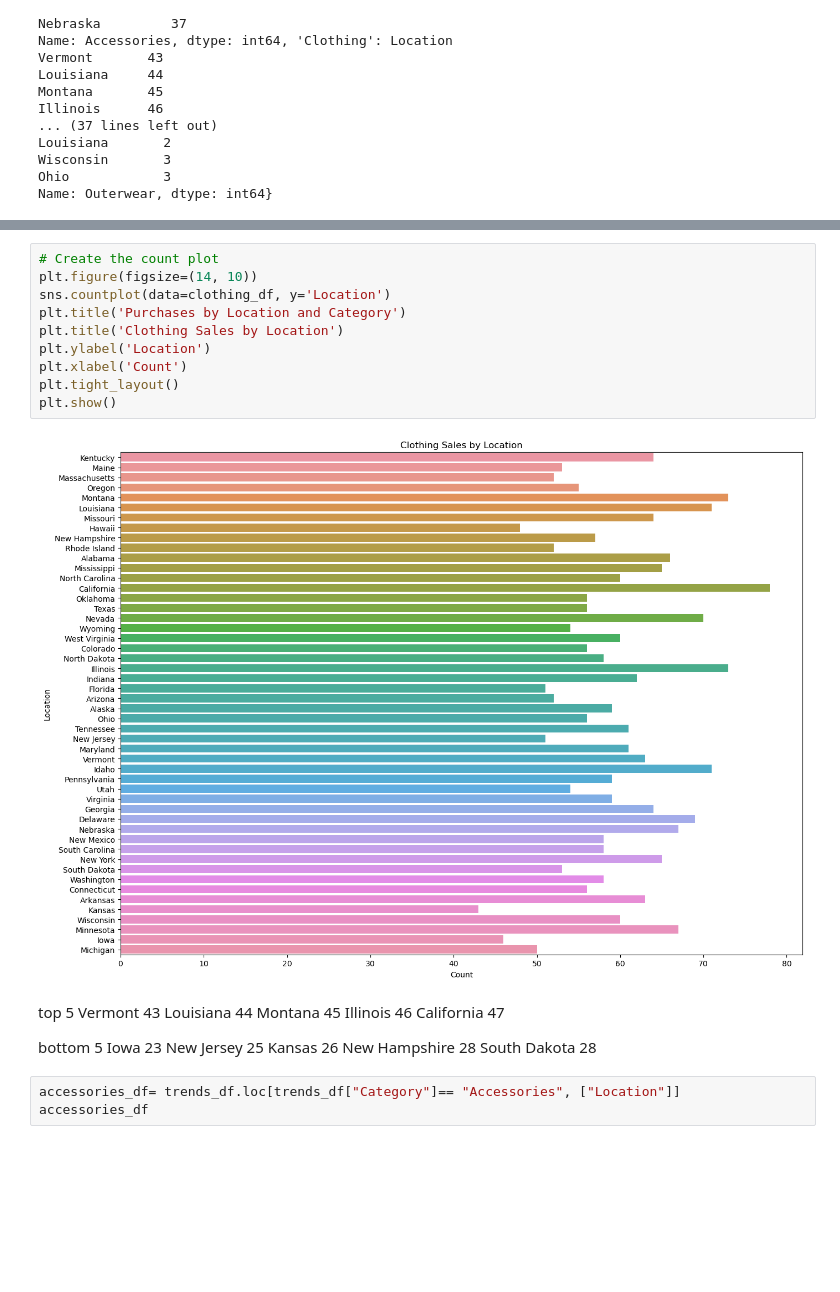
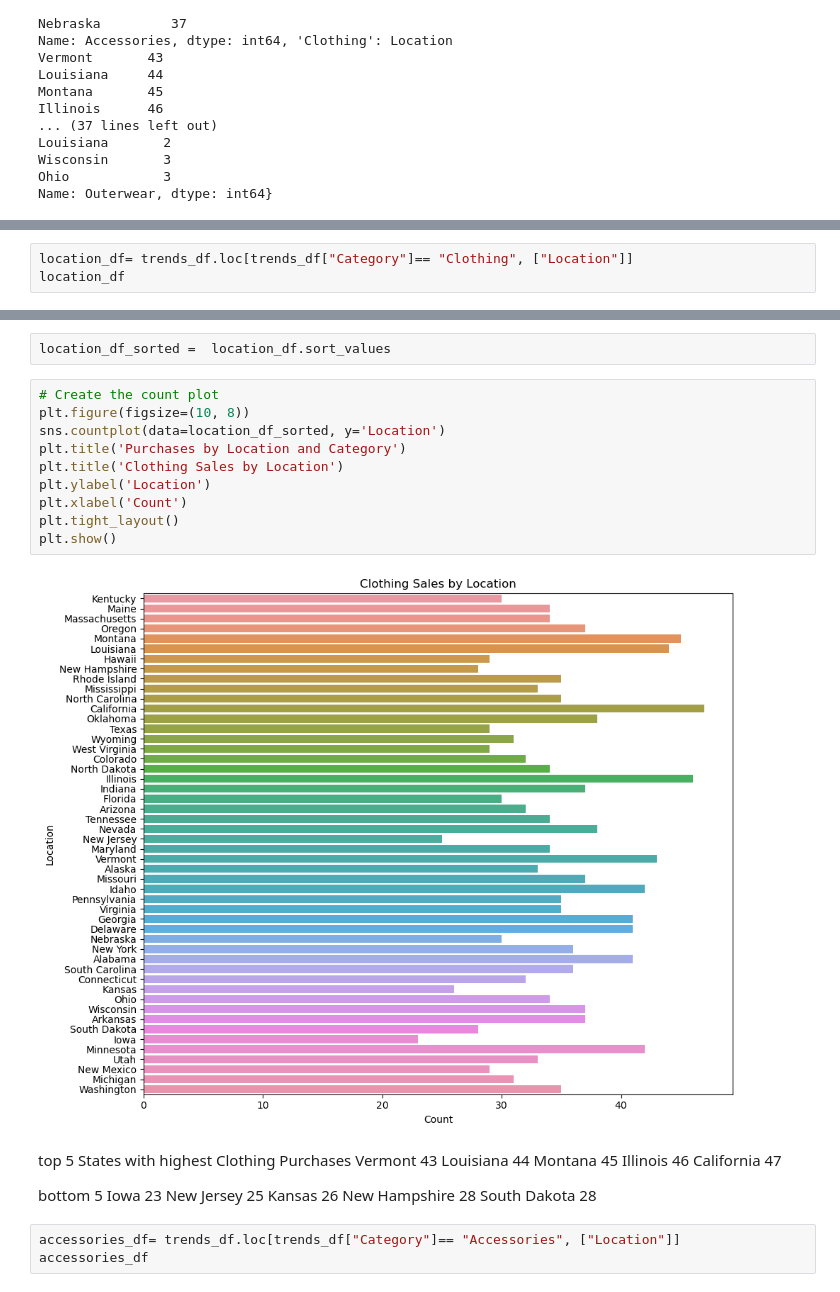
Before and after one commit to kasheshjaiin/Project-1-Customer-Shopping-Trends, a Jupyter notebook: charu.ipynb, the cells around one changed output, grey strips where cells are left out. Cells and saved outputs as stored; diff of their text form; blank space fills up the shorter version.

```diff
--- a/charu.ipynb
+++ b/charu.ipynb
@@ -265,0 +298,3 @@ plt.show()
+# %%
+location_df= trends_df.loc[trends_df["Category"]== "Clothing", ["Location"]]
+location_df
@@ -266,17 +315,19 @@ plt.show()
+# %%
+location_df_sorted =  location_df.sort_values
 # %%
 # Create the count plot
-plt.figure(figsize=(14, 10))
-sns.countplot(data=clothing_df, y='Location')
+plt.figure(figsize=(10, 8))
+sns.countplot(data=location_df_sorted, y='Location')
 plt.title('Purchases by Location and Category')
 plt.title('Clothing Sales by Location')
 plt.ylabel('Location')
 plt.xlabel('Count')
 plt.tight_layout()
 plt.show()
 # %% [output]
-[figure, old version]
+[figure, new version]
 # %% [markdown]
-top 5
+top 5 States with highest Clothing Purchases
 Vermont       43
 Louisiana     44
 Montana       45
```
Also changed, not shown: parts of 12 cells of this notebook.
